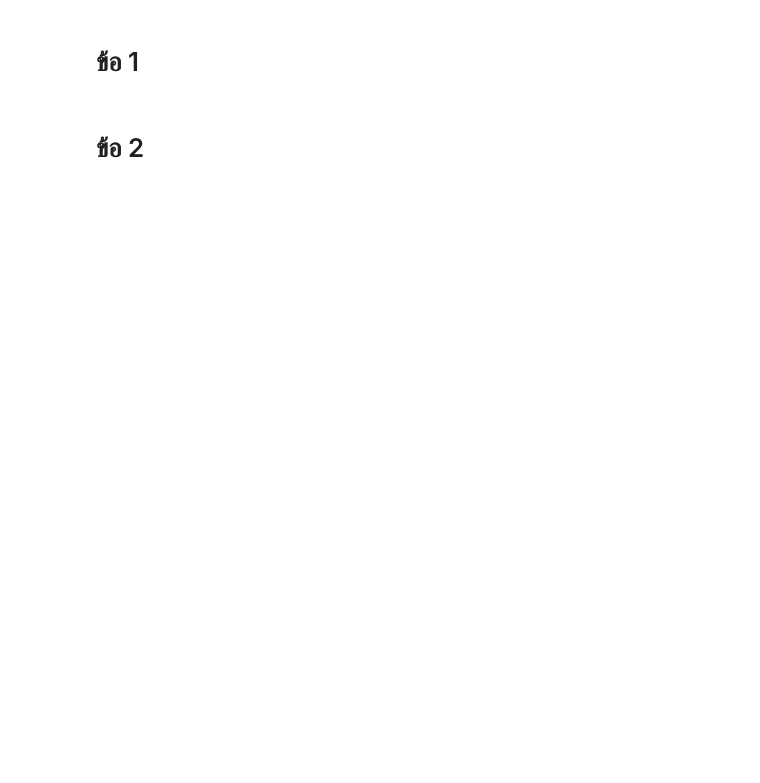
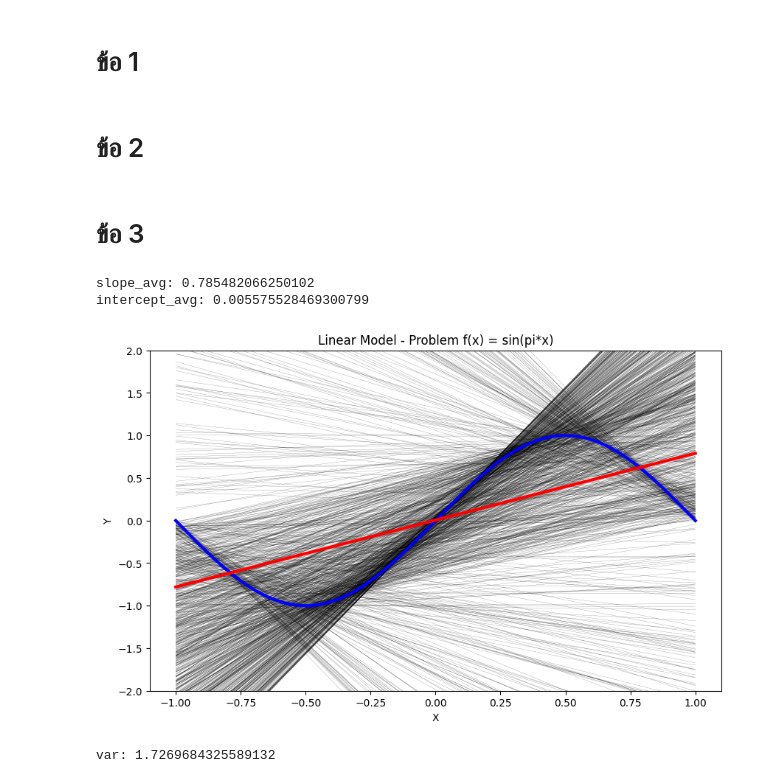
Before and after one commit to JedsadaSrijunpoe/Machine-Learning, a Jupyter notebook: Linear_Model_Selection_and_Regularization.ipynb, the cells around one changed output. Saved outputs shown, nothing was run; the diff lists cells and outputs as text; code cells hidden in the pictures; blank space fills up the shorter version.

Commit message:
Update Linear_Model_Selection_and_Regularization.ipynb
- finish point 3

```diff
--- a/Linear_Model_Selection_and_Regularization.ipynb
+++ b/Linear_Model_Selection_and_Regularization.ipynb
@@ -429,3 +478,48 @@ fig.update_layout(
     yaxis_title='E_RMSE',
     )
 fig.show()
+# %% [markdown]
+# ข้อ 3
+# %%
+# without Regularize
+# Pick 2 random points to create n models and average them
+n = 1000
+slope_sample = []
+intercept_sample = []
+for i in range(n):
+    slope, intercept = random_linear_model()[0:2]
+    slope_sample.append(slope)
+    intercept_sample.append(intercept)
+# %%
+slope_avg = np.average(slope_sample)
+intercept_avg = np.average(intercept_sample)
+print("slope_avg:", slope_avg)
+print("intercept_avg:", intercept_avg)
+# %% [output]
+slope_avg: 0.785482066250102
+intercept_avg: 0.005575528469300799
+# %%
+plt.figure(figsize=(10,6))
+plt.ylim(-2,2)
+plt.title("Linear Model - Problem f(x) = sin(pi*x)")
+plt.xlabel("X")
+plt.ylabel("Y")
+
+# Sample model graph
+for i in range(len(slope_sample)):
+    abline(slope_sample[i], intercept_sample[i], 'k')
+
+# Sin graph
+x_vals = np.linspace(-1, 1, 1000)
+y_vals = [math.sin(x_val*math.pi) for x_val in x_vals]
+plt.plot(x_vals, y_vals, '-', color='b', linewidth=3)
+
+# avg line
+abline(slope_avg, intercept_avg, 'r', 3)
+# %% [output]
+[figure, added]
+# %%
+var_linear_model_list = var_linear_model(slope_sample, intercept_sample, slope_avg, intercept_avg)
+print("var:", np.average(var_linear_model_list[0]))
+# %% [output]
+var: 1.7269684325589132
```
Also changed, not shown: parts of 7 cells of this notebook.
